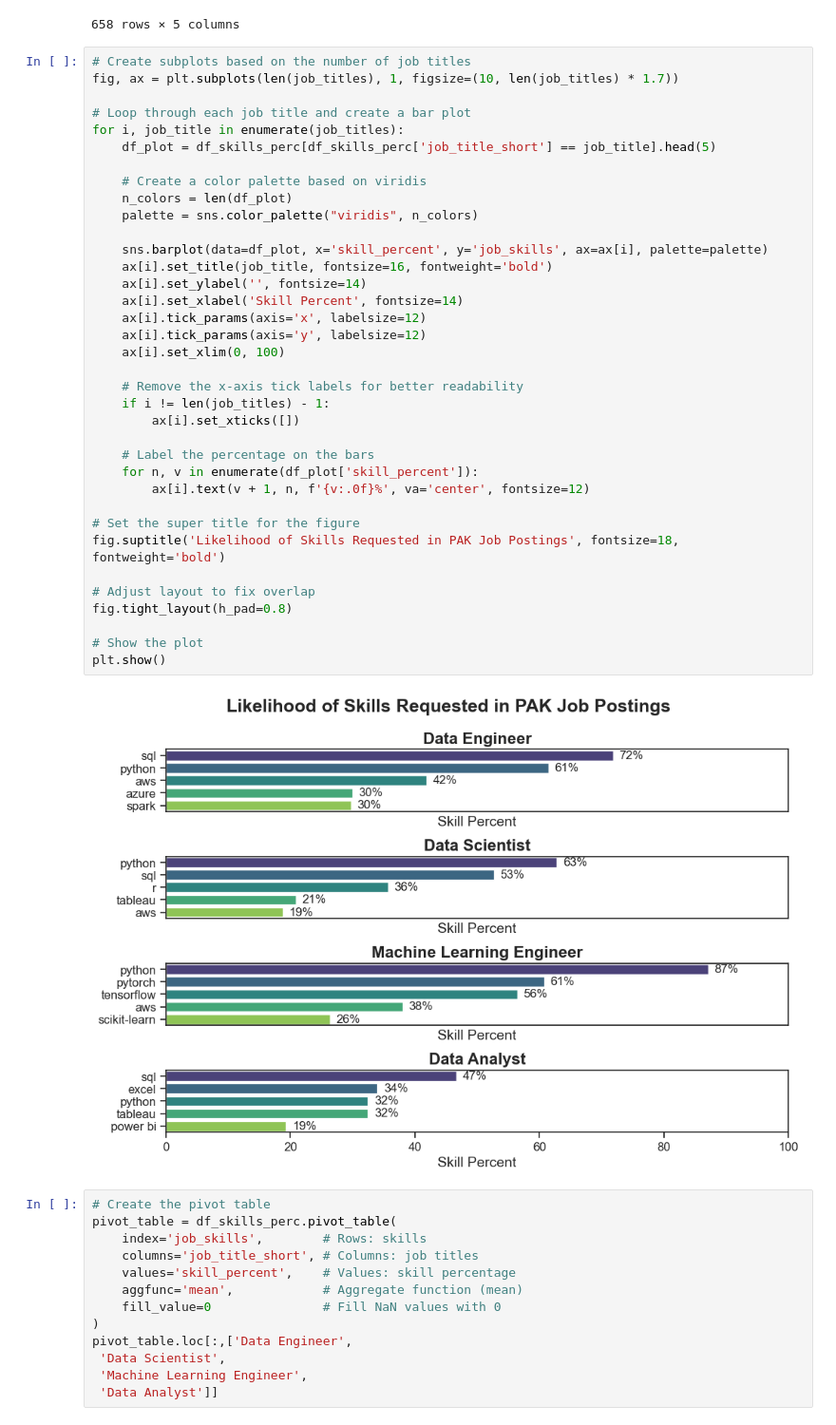
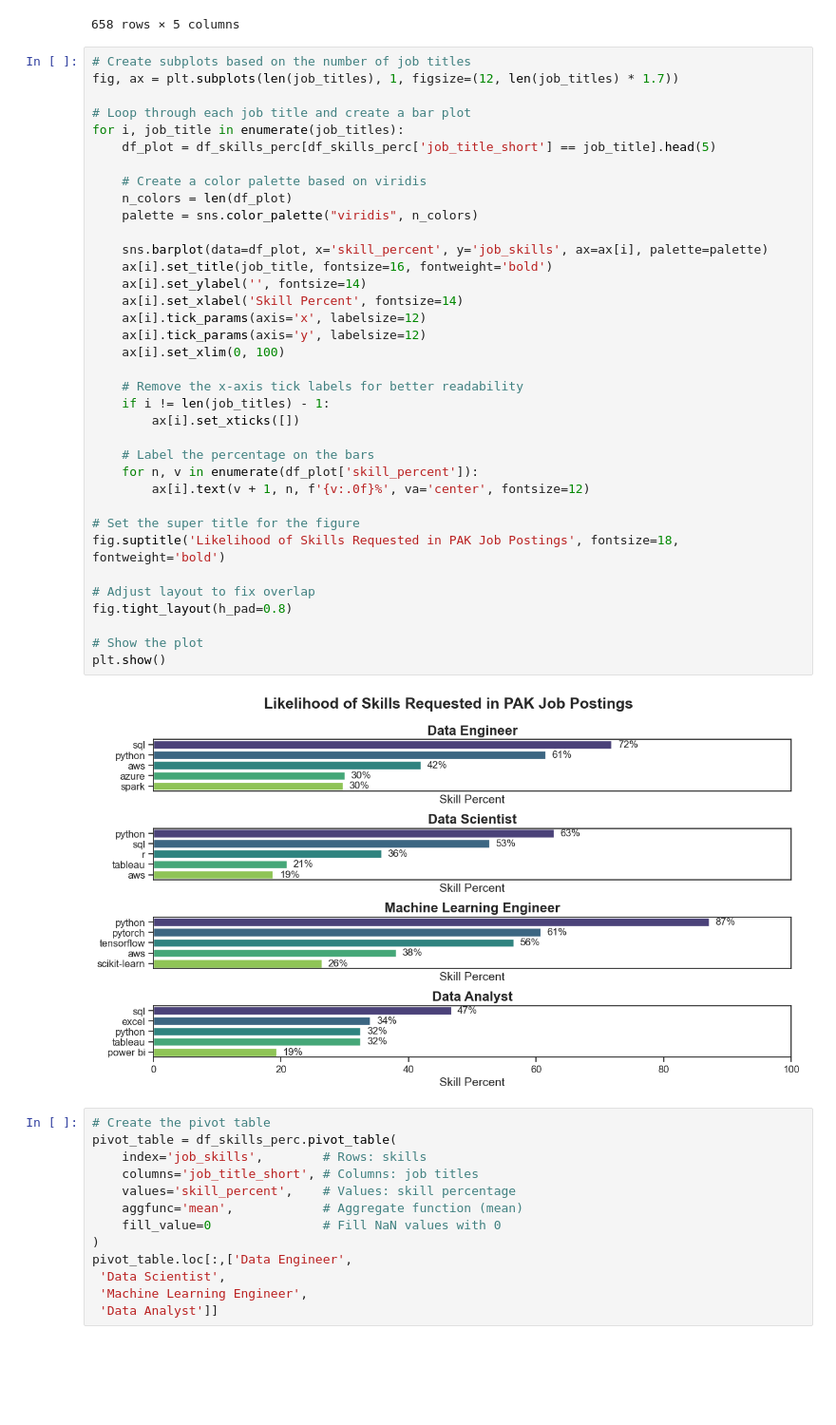
Before and after one commit to johnramal/data_jobs_pak, a Jupyter notebook: 8_skills_trends_pak.ipynb, the cells around one changed output. Shown at 95% size. Saved outputs shown, nothing was run; the diff lists cells and outputs as text; blank space fills up the shorter version.

```diff
--- a/8_skills_trends_pak.ipynb
+++ b/8_skills_trends_pak.ipynb
@@ -214,7 +214,7 @@ df_skills_perc
 658 rows × 5 columns
 # %%
 # Create subplots based on the number of job titles
-fig, ax = plt.subplots(len(job_titles), 1, figsize=(10, len(job_titles) * 1.7))
+fig, ax = plt.subplots(len(job_titles), 1, figsize=(12, len(job_titles) * 1.7))
 
 # Loop through each job title and create a bar plot
 for i, job_title in enumerate(job_titles):
@@ -222,34 +222,34 @@ for i, job_title in enumerate(job_titles):
 
     # Create a color palette based on viridis
     n_colors = len(df_plot)
     palette = sns.color_palette("viridis", n_colors)
 
     sns.barplot(data=df_plot, x='skill_percent', y='job_skills', ax=ax[i], palette=palette)
     ax[i].set_title(job_title, fontsize=16, fontweight='bold')
     ax[i].set_ylabel('', fontsize=14)
     ax[i].set_xlabel('Skill Percent', fontsize=14)
     ax[i].tick_params(axis='x', labelsize=12)
     ax[i].tick_params(axis='y', labelsize=12)
     ax[i].set_xlim(0, 100)
 
     # Remove the x-axis tick labels for better readability
     if i != len(job_titles) - 1:
         ax[i].set_xticks([])
 
     # Label the percentage on the bars
     for n, v in enumerate(df_plot['skill_percent']):
         ax[i].text(v + 1, n, f'{v:.0f}%', va='center', fontsize=12)
 
 # Set the super title for the figure
 fig.suptitle('Likelihood of Skills Requested in PAK Job Postings', fontsize=18, fontweight='bold')
 
 # Adjust layout to fix overlap
 fig.tight_layout(h_pad=0.8)
 
 # Show the plot
 plt.show()
 # %% [output]
-[figure, old version]
+[figure, new version]
 # %%
 # Create the pivot table
 pivot_table = df_skills_perc.pivot_table(
```
Also changed, not shown: parts of 4 cells of this notebook, 1 other file.
